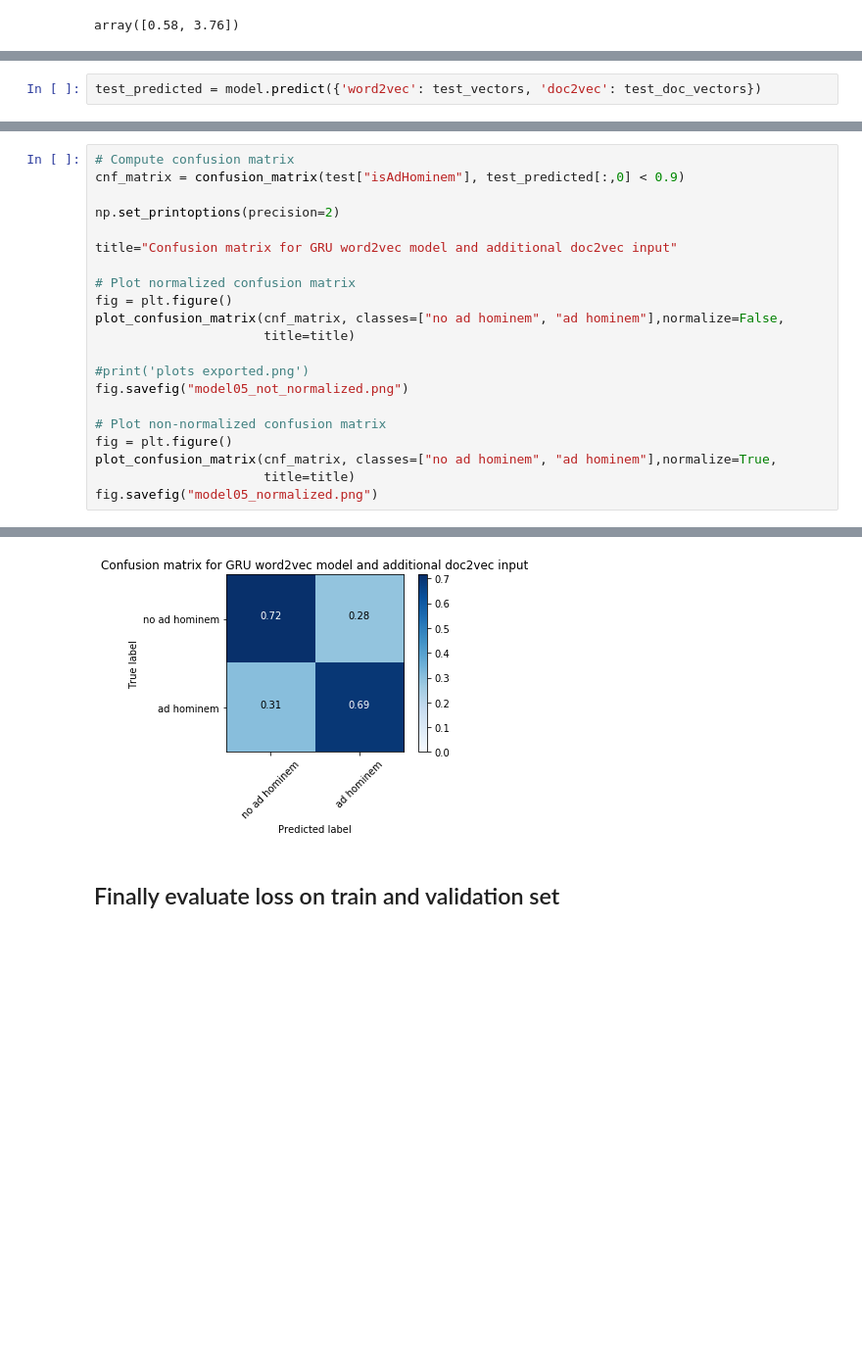
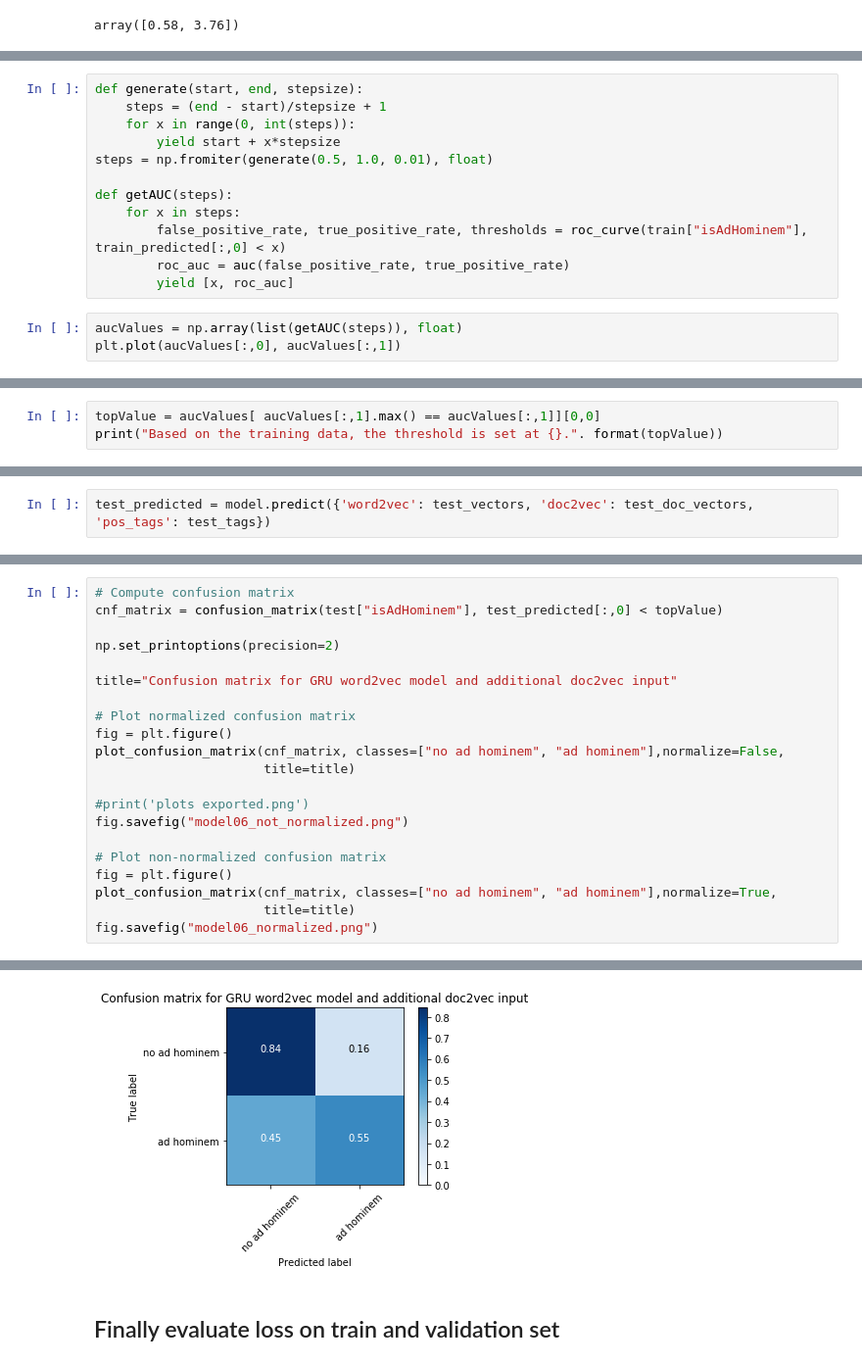
Before and after one commit to iPieter/ad-hominem-detection, a Jupyter notebook: models/03_doc2vec/word2vec-doc2vec-POS.ipynb, the cells around one changed output, grey strips where cells are left out. Shown at 98% size. Drawn from its saved outputs; the diff is of its cells as text; blank space fills up the shorter version.

```diff
--- a/models/03_doc2vec/word2vec-doc2vec-POS.ipynb
+++ b/models/03_doc2vec/word2vec-doc2vec-POS.ipynb
@@ -225,0 +256,15 @@ Epoch 10/10
+# %%
+def generate(start, end, stepsize):
+    steps = (end - start)/stepsize + 1
+    for x in range(0, int(steps)):
+        yield start + x*stepsize
+steps = np.fromiter(generate(0.5, 1.0, 0.01), float)
+
+def getAUC(steps):
+    for x in steps:
+        false_positive_rate, true_positive_rate, thresholds = roc_curve(train["isAdHominem"], train_predicted[:,0] < x)
+        roc_auc = auc(false_positive_rate, true_positive_rate)
+        yield [x, roc_auc]
+# %%
+aucValues = np.array(list(getAUC(steps)), float)
+plt.plot(aucValues[:,0], aucValues[:,1])
@@ -225,0 +274,3 @@ Epoch 10/10
+# %%
+topValue = aucValues[ aucValues[:,1].max() == aucValues[:,1]][0,0]
+print("Based on the training data, the threshold is set at {}.". format(topValue))
@@ -226,3 +281,3 @@ Epoch 10/10
 # %%
-test_predicted = model.predict({'word2vec': test_vectors, 'doc2vec': test_doc_vectors})
+test_predicted = model.predict({'word2vec': test_vectors, 'doc2vec': test_doc_vectors, 'pos_tags': test_tags})
 # %%
@@ -230,6 +285,6 @@ model.save_weights("model05.h5")
 # %%
 # Compute confusion matrix
-cnf_matrix = confusion_matrix(test["isAdHominem"], test_predicted[:,0] < 0.9)
+cnf_matrix = confusion_matrix(test["isAdHominem"], test_predicted[:,0] < topValue)
 
 np.set_printoptions(precision=2)
 
@@ -241,12 +296,12 @@ plot_confusion_matrix(cnf_matrix, classes=["no ad hominem", "ad hominem"],normal
                       title=title)
 
 #print('plots exported.png')
-fig.savefig("model05_not_normalized.png")
+fig.savefig("model06_not_normalized.png")
 
 # Plot non-normalized confusion matrix
 fig = plt.figure()
 plot_confusion_matrix(cnf_matrix, classes=["no ad hominem", "ad hominem"],normalize=True,
                       title=title)
-fig.savefig("model05_normalized.png")
+fig.savefig("model06_normalized.png")
 # %% [output]
 Confusion matrix, without normalization
@@ -259,4 +314,4 @@ Normalized confusion matrix
-[figure, old version]
+[figure, new version]
 # %% [markdown]
 ## Finally evaluate loss on train and validation set
 # %%
```
Also changed, not shown: parts of 22 cells of this notebook, 4 other files.
